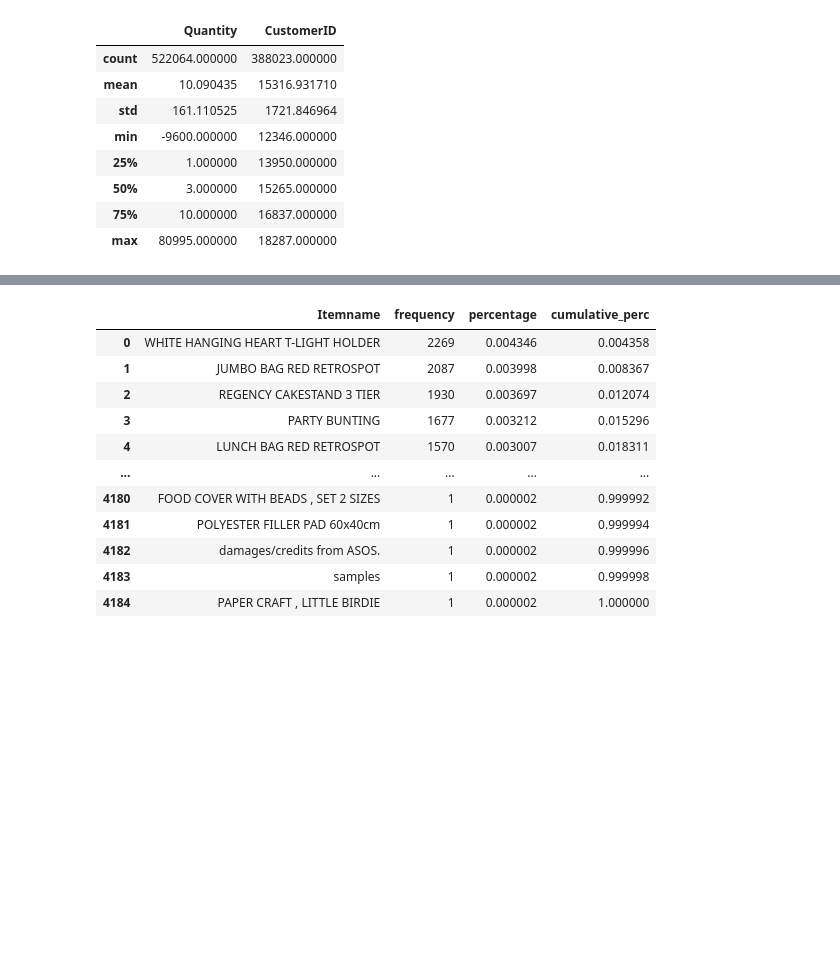
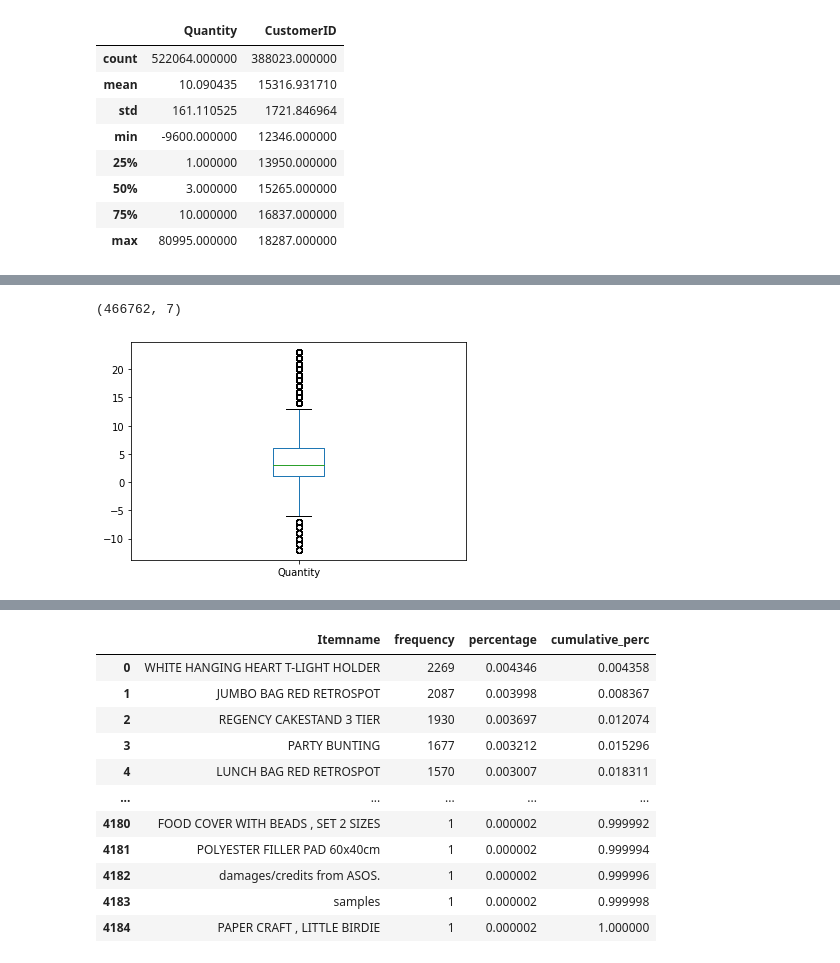
Before and after one commit to natia101/FINAL-PROJECT, a Jupyter notebook: src/explore_market-basket-analysis.ipynb, the cells around one changed output, grey strips where cells are left out. Saved outputs shown, nothing was run; the diff lists cells and outputs as text; code cells hidden in the pictures; blank space fills up the shorter version.

Commit message:
Correcciones para la entrega

```diff
--- a/src/explore_market-basket-analysis.ipynb
+++ b/src/explore_market-basket-analysis.ipynb
@@ -144,0 +151,22 @@ Al analizar las variables numéricas me aparecen las cantidades vendidas por cad
+# %%
+# remuevo los outliers, defino la funcion llamada "outliers"
+# IQR = Q3 - Q1
+
+def outliers(df_clean, items2):
+    Q1 = df_clean[items2].quantile(0.25)
+    Q3 = df_clean[items2].quantile(0.75)
+    IQR = Q3 - Q1
+
+    lower_bound = Q1 - 1.5 * IQR
+    upper_bound = Q3 + 1.5 * IQR
+
+    ls = df_clean.index[(df_clean[items2] < lower_bound) | (df_clean[items2] > upper_bound) ]
+
+    return ls
+# %%
+# creo la lista de indices
+
+index_list = []
+
+for feature in ['Quantity']:
+    index_list.extend(outliers(df_clean, feature))
@@ -144,0 +193,9 @@ Al analizar las variables numéricas me aparecen las cantidades vendidas por cad
+# %%
+# defino la funcion para remover los valores
+
+def remove(df_clean, ls):
+    ls = sorted(set(ls))
+    df = df_clean.drop(ls)
+    return df
+# %%
+df_cleaned = remove(df_clean, index_list)
@@ -144,0 +218,8 @@ Al analizar las variables numéricas me aparecen las cantidades vendidas por cad
+# %%
+df_cleaned.shape
+# %% [output]
+(466762, 7)
+# %%
+plot_boxplot(df_cleaned,'Quantity')
+# %% [output]
+[figure, added]
```
Also changed, not shown: parts of 33 cells of this notebook.
